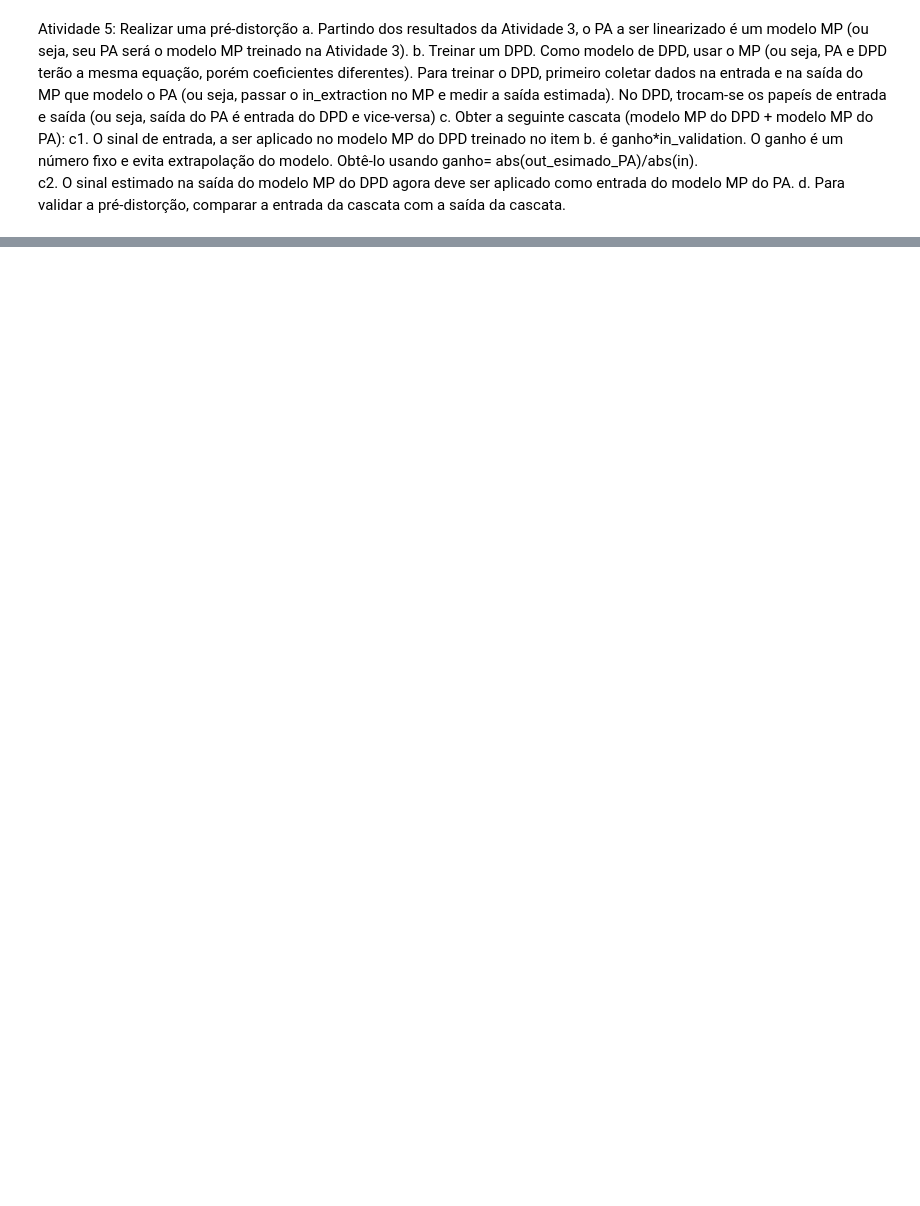
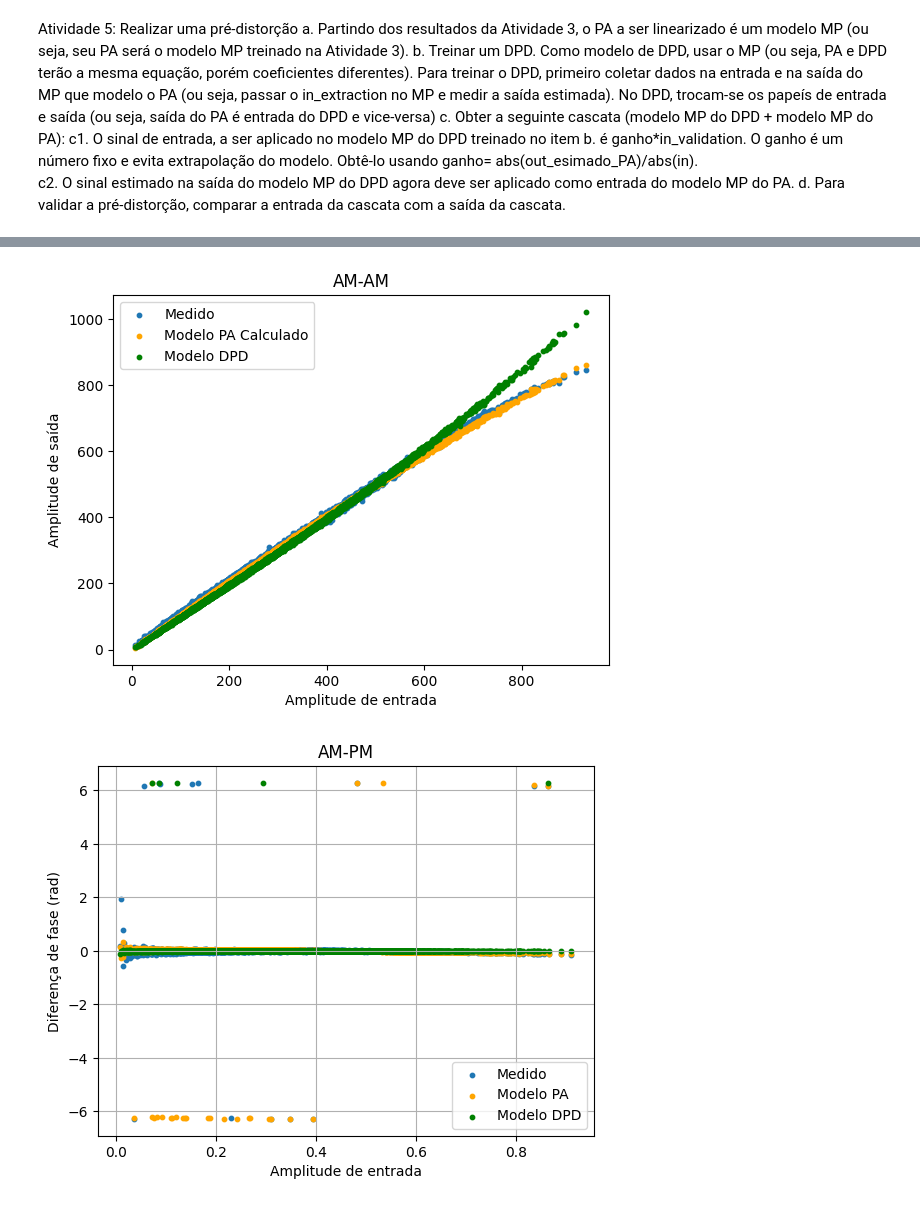
Before and after one commit to Je-Leo-AS/DPD, a Jupyter notebook: Master/M7 Coeficientes vhdl.ipynb, the cells around one changed output, grey strips where cells are left out. Cells and saved outputs as stored; diff of their text form; code cells hidden in the pictures; blank space fills up the shorter version.

```diff
--- a/Master/M7 Coeficientes vhdl.ipynb
+++ b/Master/M7 Coeficientes vhdl.ipynb
@@ -319,3 +332,80 @@ plt.show()
+# %%
+# modelo do PA
+XX_val_PA = mp_int(P, M, in_val_fixed, p_bits)
+coefficients_PA_int = np.round(coefficients_norm_pa * scale)
+predicted_val_fixed_PA, e_bits = MultiplicadorMatrizes(coefficients_PA_int, XX_val_PA, p_bits)
+
+# modelo do DPD
+XX_val_DPD = mp_int(P, M, in_val_fixed, p_bits)
+coefficients_DPD_int = np.round(coefficients_norm_DPD * scale)
+predicted_val_fixed_DPD, e_bits = MultiplicadorMatrizes(coefficients_DPD_int, XX_val_DPD, p_bits)
+# %%
+import pandas as pd
+
+df_data_fixed = pd.DataFrame({
+    'in_val_fixed': in_val_fixed[M:].flatten(),
+    'predicted_val_fixed_PA': predicted_val_fixed_PA.flatten(),
+    'predicted_val_fixed_DPD': predicted_val_fixed_DPD.flatten(),
+    'out_val_fixed': out_val_fixed[M:].flatten()
+})
+
+df_amam = pd.DataFrame({
+    'x_pa': np.abs(in_val_fixed[M:]).flatten(),
+    'y_medido': np.abs(out_val_fixed[M:]).flatten(),
+    'y_pa': np.abs(predicted_val_fixed_PA).flatten(),
+    'y_dpd': np.abs(predicted_val_fixed_DPD).flatten(),
+})
+
+
+df_ampm = pd.DataFrame({
+    'x': np.abs(in_val_norm[M:]).flatten(),
+    'medido': np.angle(out_val_norm[M:]).flatten() - np.angle(in_val_norm[M:]).flatten(),
+    'pa': np.angle(predicted_val_PA_norm[M:]).flatten() - np.angle(in_val_norm[M:]).flatten(),
+    'dpd': np.angle(predicted_val_DPD[M:]).flatten() - np.angle(in_val_norm[M:]).flatten(),
+})
+
+ax = df_amam.plot.scatter(x='x_pa', y='y_medido', label='Medido', s=10)
+df_amam.plot.scatter(x='x_pa', y='y_pa', label='Modelo PA Calculado', s=10, ax=ax, color='orange')
+df_amam.plot.scatter(x='x_pa', y='y_dpd', label='Modelo DPD', s=10, ax=ax, color='green')
+
+plt.xlabel('Amplitude de entrada')
+plt.ylabel('Amplitude de saída')
+plt.title('AM-AM')
+
+ax = df_ampm.plot.scatter(
+    x='x',
+    y='medido',
+    label='Medido',
+    s=10,
+)
+
+df_ampm.plot.scatter(
+    x='x',
+    y='pa',
+    label='Modelo PA',
+    s=10,
+    color='orange',
+    ax=ax
+)
+
+df_ampm.plot.scatter(
+    x='x',
+    y='dpd',
+    label='Modelo DPD',
+    s=10,
+    color='green',
+    ax=ax
+)
+
+plt.xlabel('Amplitude de entrada')
+plt.ylabel('Diferença de fase (rad)')
+plt.title('AM-PM')
+plt.legend()
+plt.grid(True)
+plt.show()
+# %% [output]
+[figure, added]
+[figure, added]
 # %%
 init_msg = '''
 onerror {resume}
```
Also changed, not shown: parts of 19 cells of this notebook, 21 other files.
